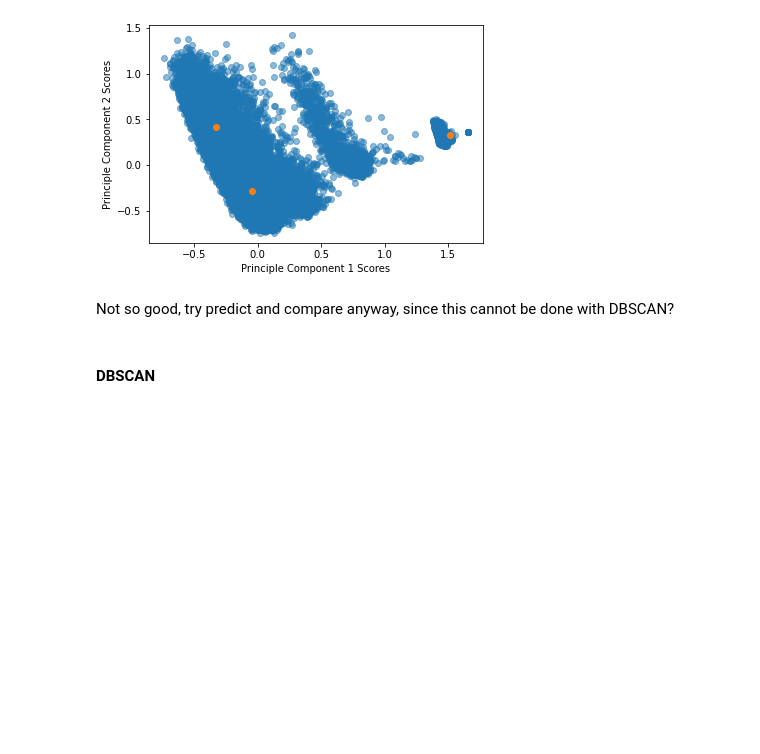
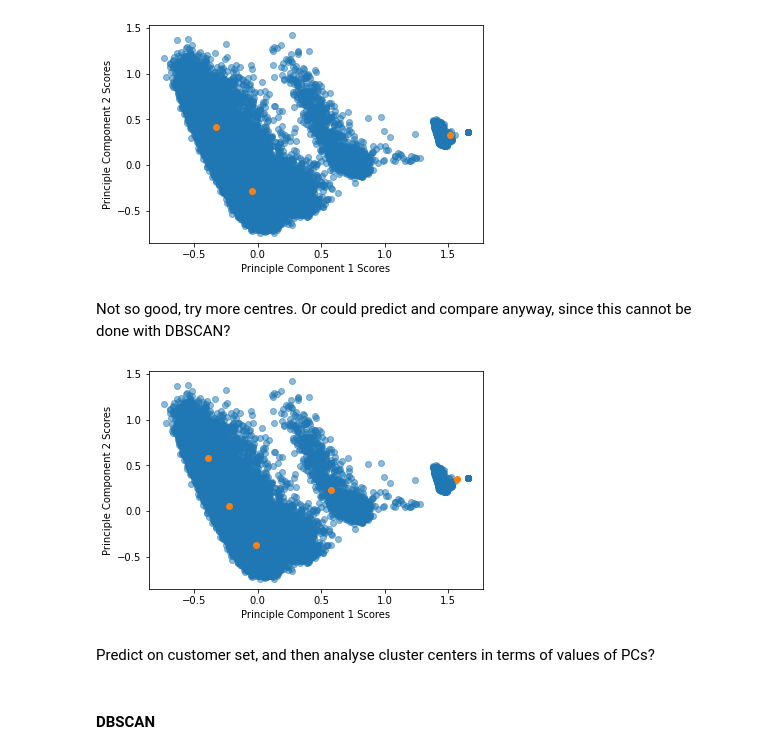
Before and after one commit to WareClatts/Capstone_Project, a Jupyter notebook: Arvato cleaned.ipynb, the cells around one changed output. Saved outputs shown, nothing was run; the diff lists cells and outputs as text; code cells hidden in the pictures; blank space fills up the shorter version.

```diff
--- a/Arvato cleaned.ipynb
+++ b/Arvato cleaned.ipynb
@@ -791,7 +793,22 @@ plt.ylabel('Principle Component 2 Scores');
 # %% [output]
 [figure]
 # %% [markdown]
-Not so good, try predict and compare anyway, since this cannot be done with DBSCAN?
+Not so good, try more centres. Or could predict and compare anyway, since this cannot be done with DBSCAN?
+# %%
+kmeans = KMeans(n_clusters=5, init = "k-means++", random_state=1)
+# %%
+#predict the labels of clusters.
+mca_labels = kmeans.fit_predict(gen_pop_mca_results)
+mca_centers = kmeans.cluster_centers_
+# %%
+plt.scatter(gen_pop_mca_results['PC1'], gen_pop_mca_results['PC2'], alpha=0.5);
+plt.scatter(pd.DataFrame(mca_centers).iloc[:,0], pd.DataFrame(mca_centers).iloc[:,1])
+plt.xlabel('Principle Component 1 Scores');
+plt.ylabel('Principle Component 2 Scores');
+# %% [output]
+[figure, added]
+# %% [markdown]
+Predict on customer set, and then analyse cluster centers in terms of values of PCs?
 # %% [markdown]
 #### DBSCAN
 # %% [markdown]
```
Also changed, not shown: parts of 14 cells of this notebook, 1 other file.
